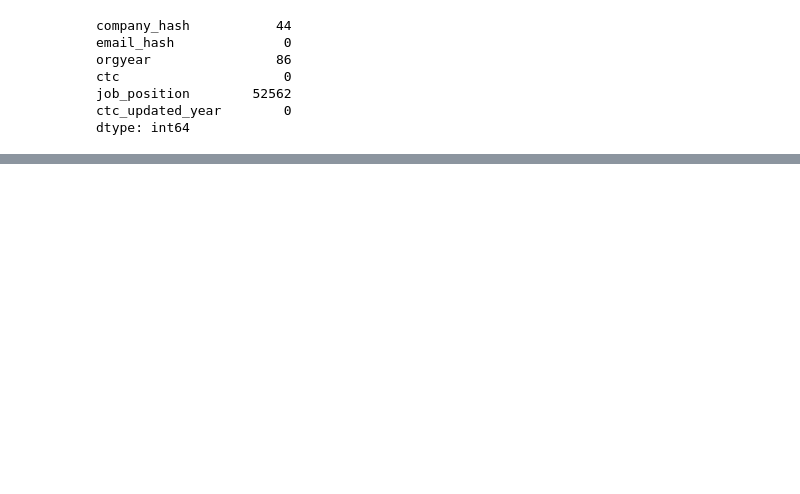
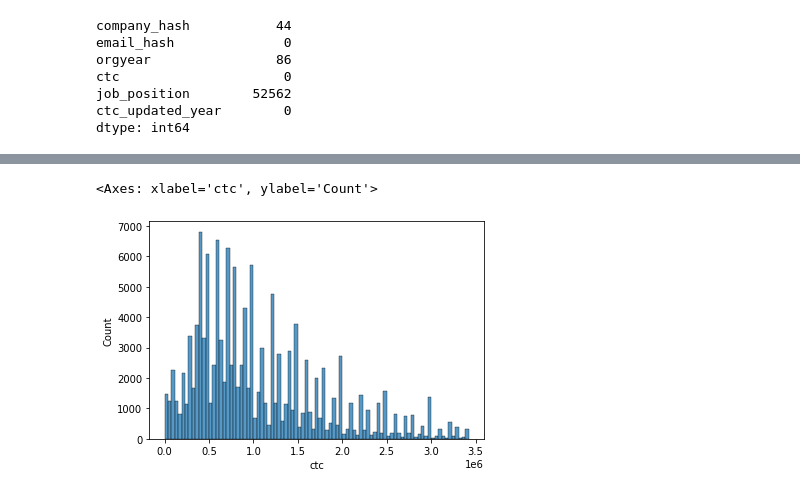
Before and after one commit to atomikkus/clustering_unsupervised, a Jupyter notebook: clustering_ul.ipynb, the cells around one changed output, grey strips where cells are left out. Saved outputs shown, nothing was run; the diff lists cells and outputs as text; code cells hidden in the pictures; blank space fills up the shorter version.

```diff
--- a/clustering_ul.ipynb
+++ b/clustering_ul.ipynb
@@ -50,0 +150,14 @@ df['job_position'].value_counts().reset_index()
+# %%
+from sklearn.impute import KNNImputer
+
+cols_with_missing = ['Years of Experience']
+
+# Create a KNNImputer object
+imputer = KNNImputer(n_neighbors=5)
+
+# Perform imputation on the selected columns
+df_filled = df.copy()  # Create a copy of the DataFrame to avoid modifying the original
+df_filled[cols_with_missing] = imputer.fit_transform(df[cols_with_missing])
+
+# Display the DataFrame after imputation
+print(df_filled.isna().sum())
@@ -50,0 +173,29 @@ df['job_position'].value_counts().reset_index()
+# %%
+def remove_outliers_iqr(df, column_name, lower_bound=None, upper_bound=None):
+
+    # Calculate the first quartile (Q1) and third quartile (Q3)
+    Q1 = df[column_name].quantile(0.25)
+    Q3 = df[column_name].quantile(0.75)
+
+    # Calculate the interquartile range (IQR)
+    IQR = Q3 - Q1
+
+    # Calculate lower and upper bounds for outlier detection
+    if lower_bound is None:
+        lower_bound = Q1 - 1.5 * IQR
+    if upper_bound is None:
+        upper_bound = Q3 + 1.5 * IQR
+
+    # Filter rows based on the specified column and bounds
+    filtered_df = df[(df[column_name] >= lower_bound) & (df[column_name] <= upper_bound)]
+
+    return filtered_df
+# %%
+df_fr = remove_outliers_iqr(df_filled, 'ctc')
+# %%
+df_fr = remove_outliers_iqr(df_fr, 'Years of Experience')
+# %%
+sns.histplot(df_fr['ctc'])
+# %% [output]
+<Axes: xlabel='ctc', ylabel='Count'>
+[figure, added]
```
Also changed, not shown: parts of 19 cells of this notebook.
